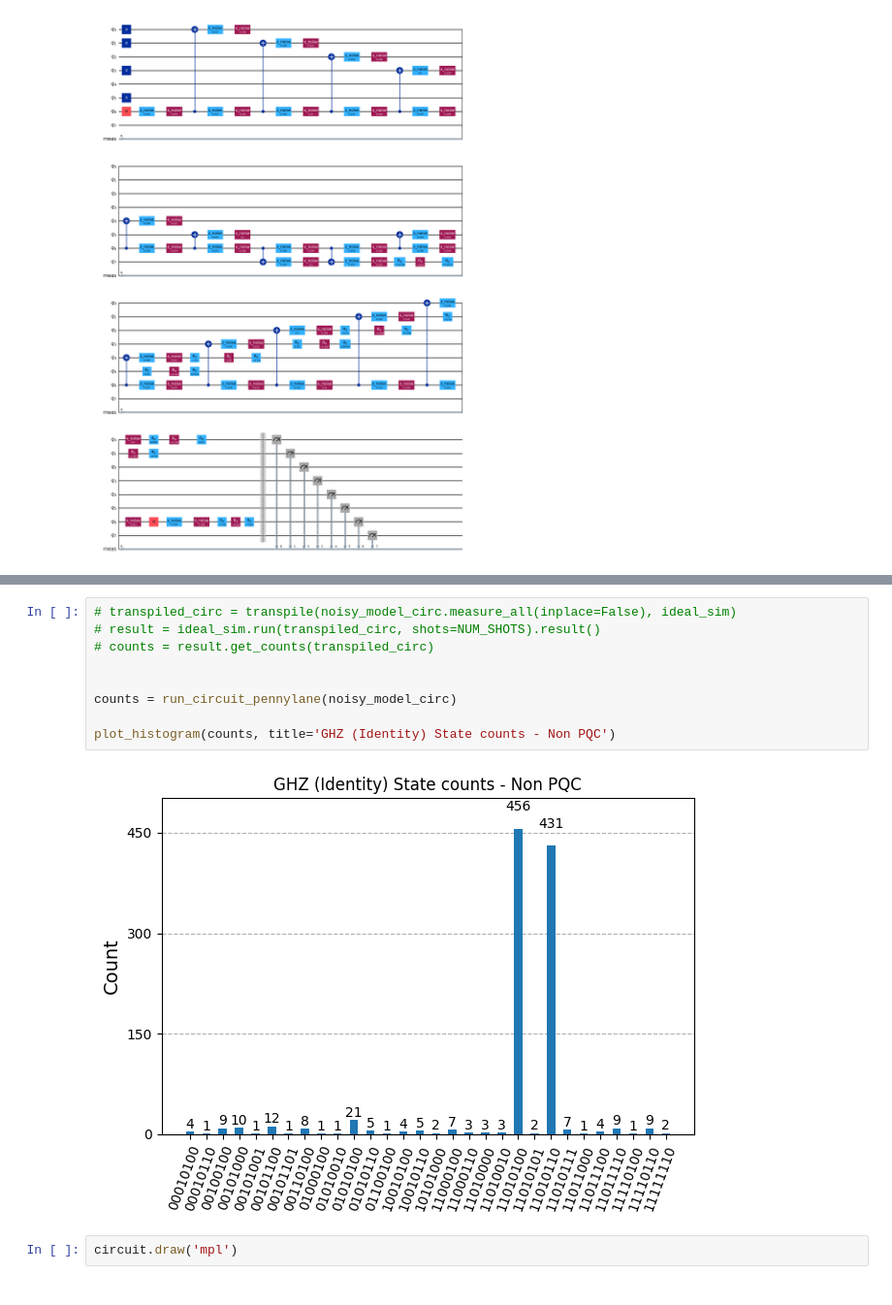
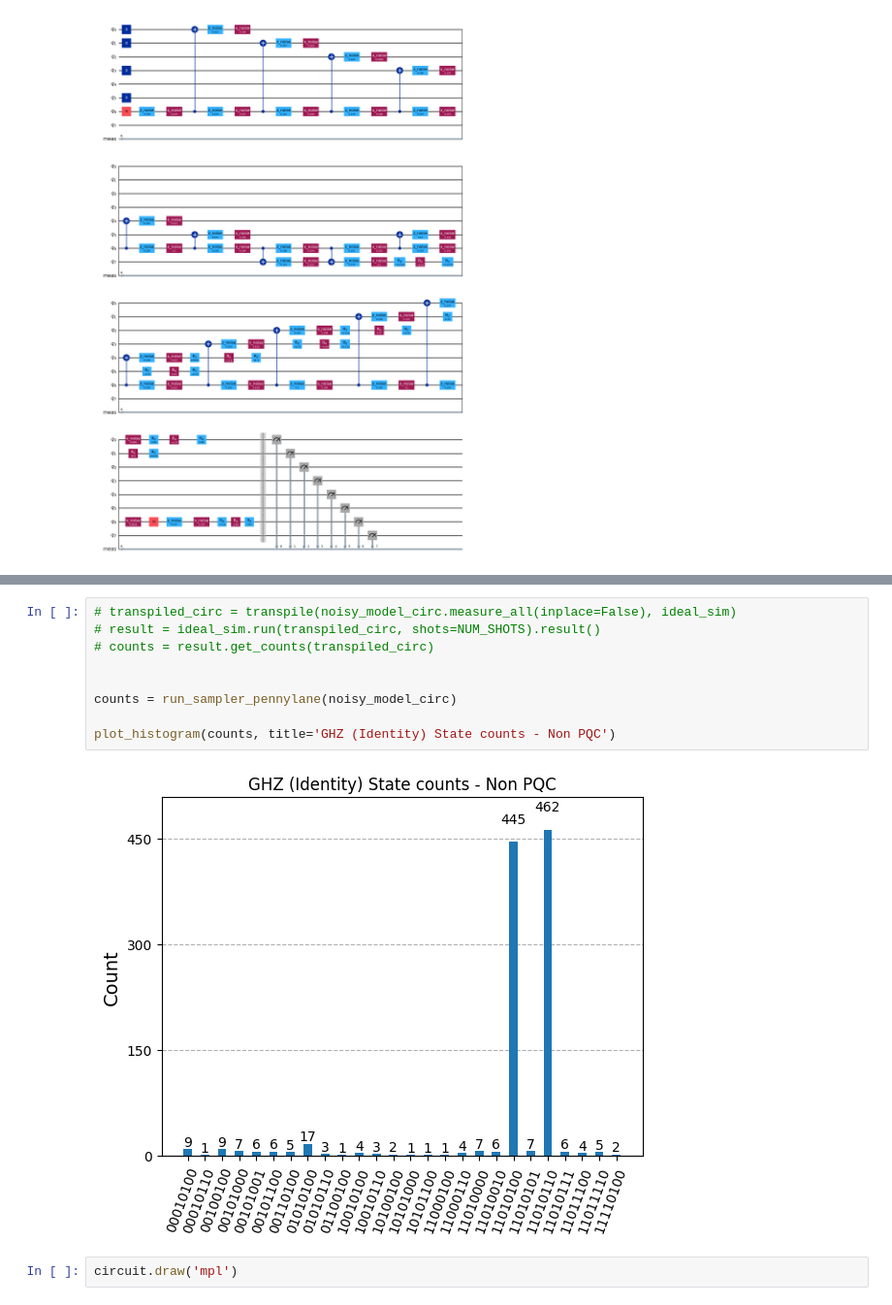
Before and after one commit to ashutiw2k/nequa, a Jupyter notebook: test_notebooks/Torch_PennyLane_NoisyCirc_IdealBackend.ipynb, the cells around one changed output, grey strips where cells are left out. Shown at 97% size. Saved outputs shown, nothing was run; the diff lists cells and outputs as text.

```diff
--- a/test_notebooks/Torch_PennyLane_NoisyCirc_IdealBackend.ipynb
+++ b/test_notebooks/Torch_PennyLane_NoisyCirc_IdealBackend.ipynb
@@ -210,14 +210,14 @@ plot_histogram(counts, title='GHZ (Identity) State counts - PQC')
 # %%
 # transpiled_circ = transpile(noisy_model_circ.measure_all(inplace=False), ideal_sim)
 # result = ideal_sim.run(transpiled_circ, shots=NUM_SHOTS).result()
 # counts = result.get_counts(transpiled_circ)
 
 
-counts = run_circuit_pennylane(noisy_model_circ)
+counts = run_sampler_pennylane(noisy_model_circ)
 
 plot_histogram(counts, title='GHZ (Identity) State counts - Non PQC')
 # %% [output]
-[figure, old version]
+[figure, new version]
 # %%
 circuit.draw('mpl')
 # %% [output]
```
Also changed, not shown: parts of 11 cells of this notebook, 4 other files.
